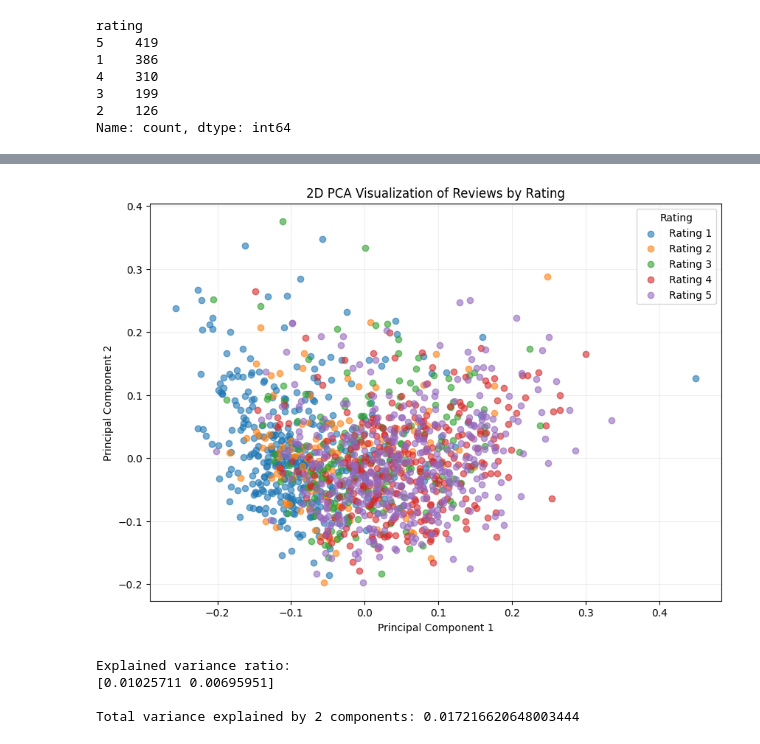
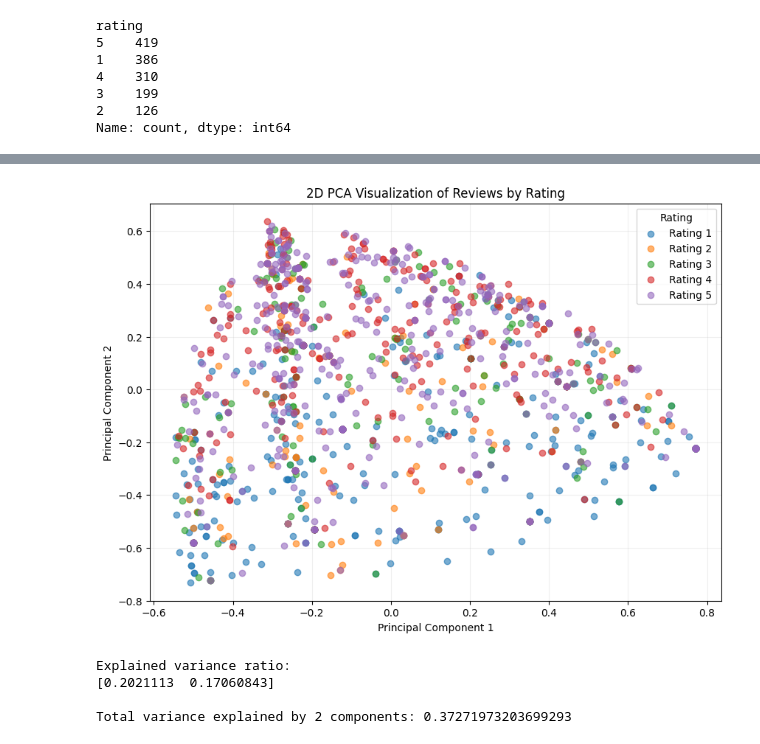
Before and after one commit to ka1817/Sentiment_Analysis, a Jupyter notebook: notebook/experiments.ipynb, the cells around one changed output, grey strips where cells are left out. Cells and saved outputs as stored; diff of their text form; code cells hidden in the pictures.

```diff
--- a/notebook/experiments.ipynb
+++ b/notebook/experiments.ipynb
@@ -607,7 +607,7 @@ ratings = df['rating']
 
 vectorizer = TfidfVectorizer(
     stop_words='english',
-    max_features=5000,
+    max_features=10,
     ngram_range=(1, 2),
     min_df=2
 )
@@ -642,35 +642,35 @@ for rating in sorted(ratings.unique()):
 
     plt.scatter(
         X_pca[mask, 0],
         X_pca[mask, 1],
         label=f'Rating {rating}',
         alpha=0.6
     )
 
 plt.xlabel('Principal Component 1')
 plt.ylabel('Principal Component 2')
 plt.title('2D PCA Visualization of Reviews by Rating')
 
 plt.legend(title='Rating')
 plt.grid(alpha=0.2)
 
 plt.show()
 
 
 # -----------------------------
 # 5. Explained variance
 # -----------------------------
 
 print("Explained variance ratio:")
 print(pca.explained_variance_ratio_)
 
 print(
     "\nTotal variance explained by 2 components:",
     pca.explained_variance_ratio_.sum()
 )
 # %% [output]
-[figure, old version]
+[figure, new version]
 Explained variance ratio:
-[0.01025711 0.00695951]
+[0.2021113  0.17060843]
 
-Total variance explained by 2 components: 0.017216620648003444
+Total variance explained by 2 components: 0.37271973203699293
```
Also changed, not shown: parts of 5 cells of this notebook.
